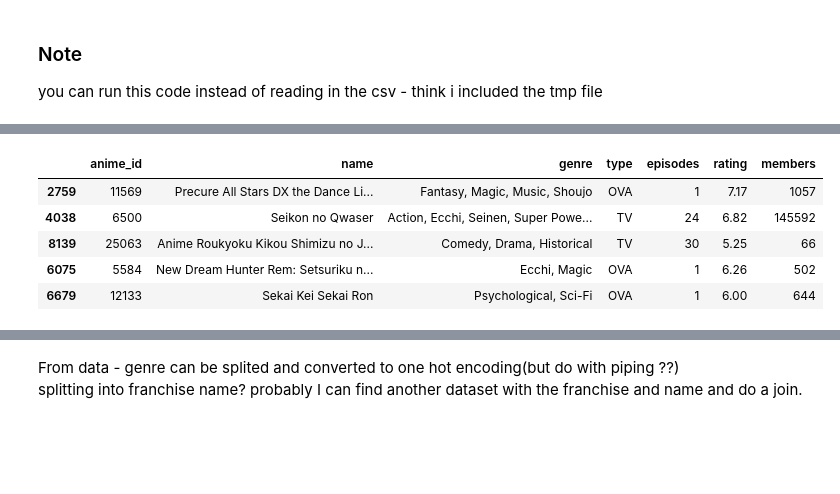
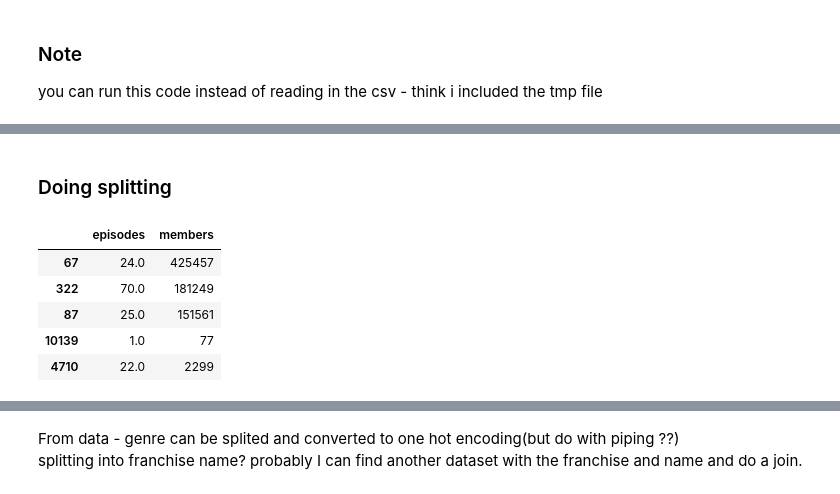
Before and after one commit to huiqi-200/dataBowl, a Jupyter notebook: Predicting anime ratings for StudyGrp.ipynb, the cells around one changed output, grey strips where cells are left out. Cells and saved outputs as stored; diff of their text form; code cells hidden in the pictures; blank space fills up the shorter version.

```diff
--- a/Predicting anime ratings for StudyGrp.ipynb
+++ b/Predicting anime ratings for StudyGrp.ipynb
@@ -68,5 +69,7 @@ with open("databowl\\peepee", 'wb') as f:
 you can run this code instead of reading in the csv - think i included the tmp file
 # %%
 df_raw = pickle.load(open("databowl\\peepee", 'rb'))
+# %%
+df_raw.episodes = pd.to_numeric(df_raw.episodes, errors = 'coerce')
 # %%
-subset_df = df_raw.sample(n=5000)
+subset_raw = df_raw.sample(n=2000)
@@ -73,9 +80,15 @@ subset_df = df_raw.sample(n=5000)
+# %%
+y = subset_raw['rating']
+# %% [markdown]
+### Doing splitting
+# %%
+X_train, X_test, y_train,y_test= train_test_split(subset_raw.drop(['rating','name','anime_id','genre','type'], axis = 1),y, test_size=0.20, random_state = 0)
 # %%
-subset_df.tail()
+X_train.tail()
 # %% [output]
-|  | anime_id | name | genre | type | episodes | rating | members |
-| 2759 | 11569 | Precure All Stars DX the Dance Li... | Fantasy, Magic, Music, Shoujo | OVA | 1 | 7.17 | 1057 |
-| 4038 | 6500 | Seikon no Qwaser | Action, Ecchi, Seinen, Super Powe... | TV | 24 | 6.82 | 145592 |
-| 8139 | 25063 | Anime Roukyoku Kikou Shimizu no J... | Comedy, Drama, Historical | TV | 30 | 5.25 | 66 |
-| 6075 | 5584 | New Dream Hunter Rem: Setsuriku n... | Ecchi, Magic | OVA | 1 | 6.26 | 502 |
-| 6679 | 12133 | Sekai Kei Sekai Ron | Psychological, Sci-Fi | OVA | 1 | 6.00 | 644 |
+|  | episodes | members |
+| 67 | 24.0 | 425457 |
+| 322 | 70.0 | 181249 |
+| 87 | 25.0 | 151561 |
+| 10139 | 1.0 | 77 |
+| 4710 | 22.0 | 2299 |
```
Also changed, not shown: parts of 11 cells of this notebook.
